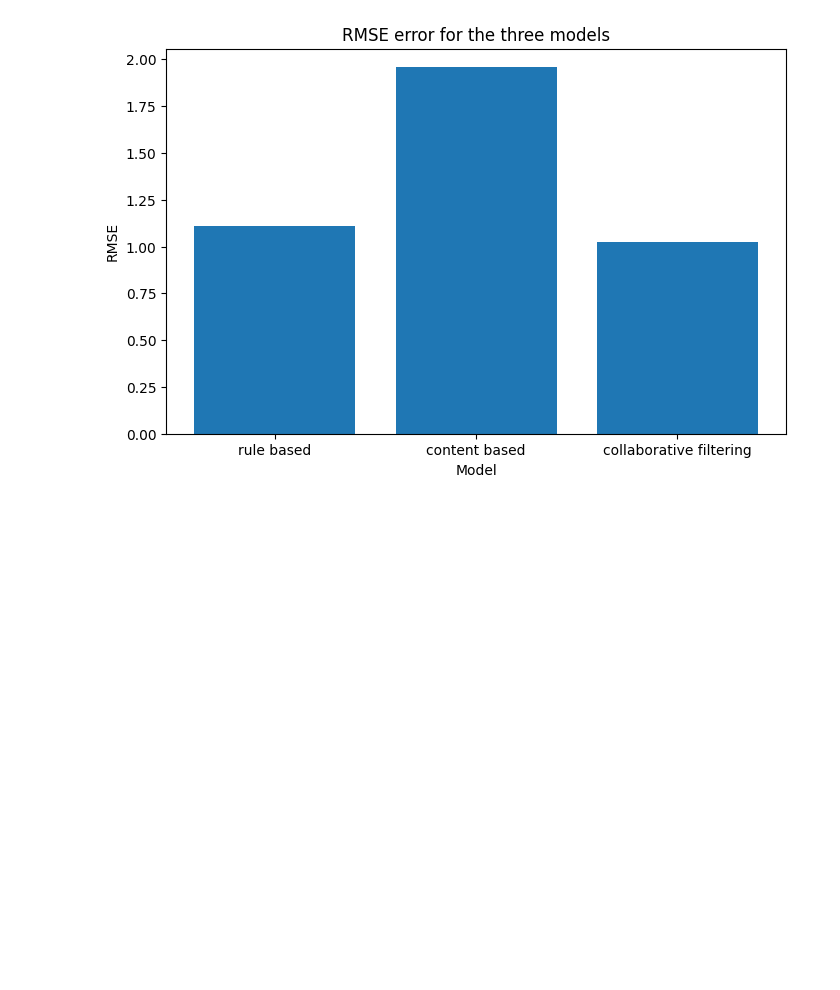
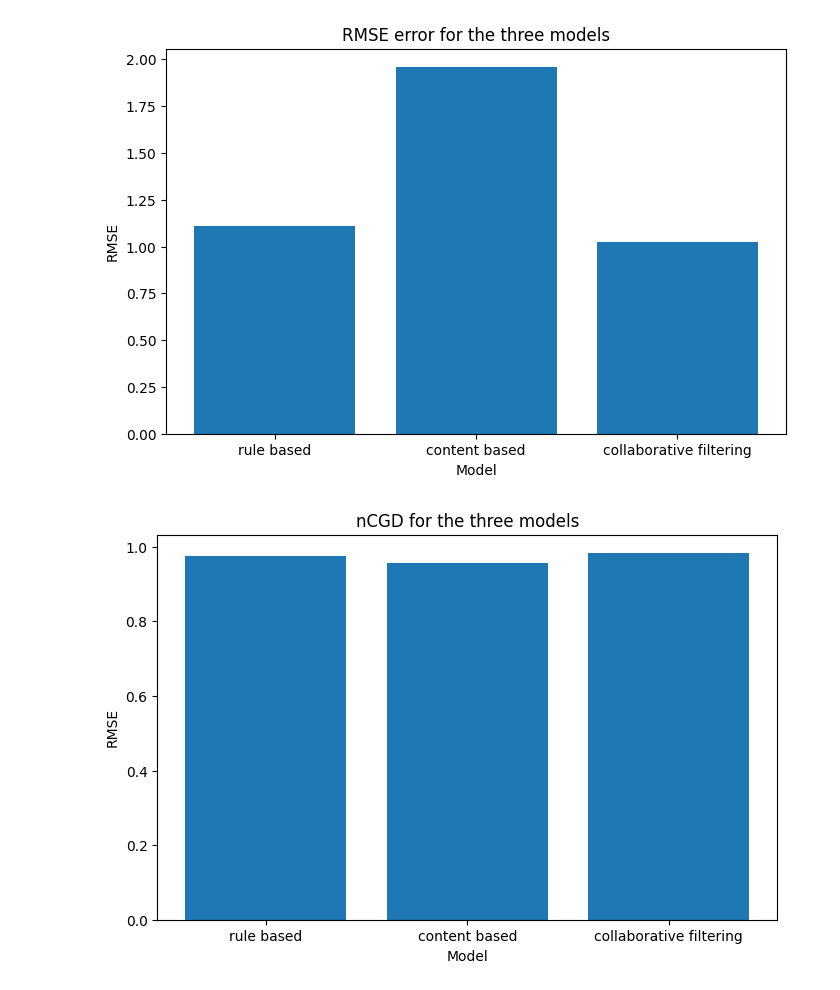
Before and after one commit to kaneelgit/senevirathne-kaneel-EN705603, a Jupyter notebook: moviemate/notebooks/model_selection.ipynb, the cells around one changed output. Cells and saved outputs as stored; diff of their text form; code cells hidden in the pictures; blank space fills up the shorter version.

```diff
--- a/moviemate/notebooks/model_selection.ipynb
+++ b/moviemate/notebooks/model_selection.ipynb
@@ -33,6 +33,23 @@ train_data_temp, test_data_temp = pline.partition_data(df, partition_type = 'tem
 #save data to use in the functions
 train_data_temp.to_csv('../storage/u.data_train_temp', sep='\t', header=False,index=False)
 test_data_temp.to_csv('../storage/u.data_test_temp', sep='\t', header=False,index=False)
+# %%
+#nCGD function
+def nCGD(predicted_ratings, true_ratings):
+
+    ranked_indices = np.argsort(predicted_ratings)[::-1]
+
+    # Function to calculate DCG
+    def dcg(relevance_scores):
+        return np.sum(relevance_scores / np.log2(np.arange(2, len(relevance_scores) + 2)))
+
+    dcg_value = dcg(true_ratings[ranked_indices])
+
+    ideal_ranking = np.argsort(true_ratings)[::-1]
+    idcg_value = dcg(true_ratings[ideal_ranking])
+    nCGD = dcg_value / idcg_value
+
+    return nCGD
 # %% [markdown]
 ### Rule Based Filtering ###
 
@@ -60,6 +77,9 @@ for _, row in test_data_temp.iterrows():
 #data dict
 RMSE_Data = {}
 RMSE_Data['rule based'] = np.sqrt(mean_squared_error(trs, prs))
+
+nCGD_Data = {}
+nCGD_Data['rule based'] = nCGD(np.array(prs), np.array(trs))
 # %% [markdown]
 ### Content Based Filtering ###
 # %%
@@ -84,6 +102,7 @@ for _, row in test_data_temp.iterrows():
         pass
 # %%
 RMSE_Data['content based'] = np.sqrt(mean_squared_error(trs, prs))
+nCGD_Data['content based'] = nCGD(np.array(prs), np.array(trs))
 # %% [markdown]
 ### Collaborative Filtering ###
 # %%
@@ -111,6 +130,7 @@ for _, row in test_data_temp.iterrows():
         pass
 # %%
 RMSE_Data['collaborative filtering'] = np.sqrt(mean_squared_error(trs, prs))
+nCGD_Data['collaborative filtering'] = nCGD(np.array(prs), np.array(trs))
 # %%
 plt.figure(figsize = (8, 5))
 plt.bar(RMSE_Data.keys(), RMSE_Data.values())
@@ -120,4 +140,13 @@ plt.title('RMSE error for the three models')
 plt.show()
 # %% [output]
 [figure]
+# %%
+plt.figure(figsize = (8, 5))
+plt.bar(nCGD_Data.keys(), nCGD_Data.values())
+plt.xlabel('Model')
+plt.ylabel('RMSE')
+plt.title('nCGD for the three models')
+plt.show()
+# %% [output]
+[figure, added]
 # %% [markdown]
```
Also changed, not shown: parts of 2 cells of this notebook.
